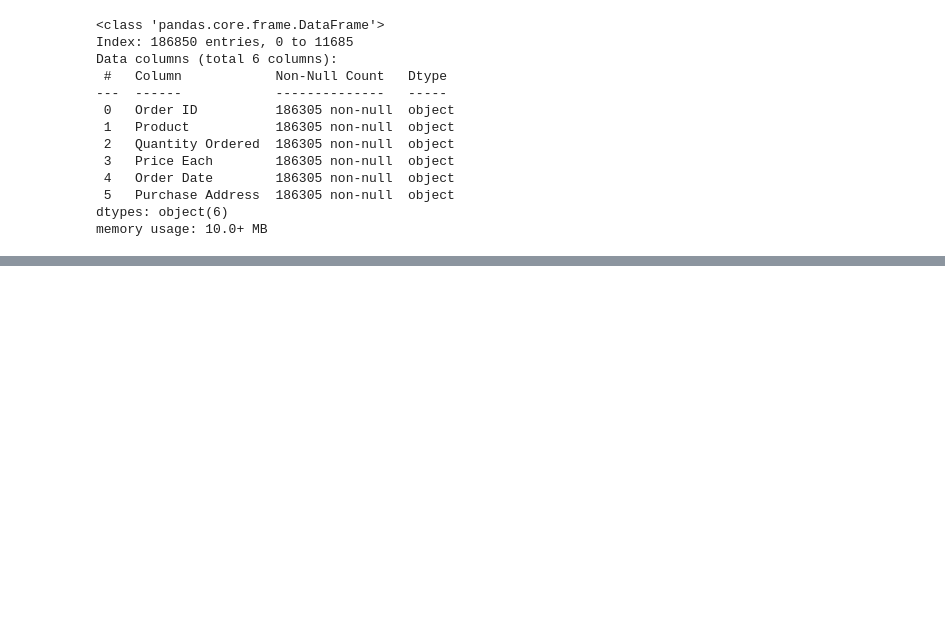
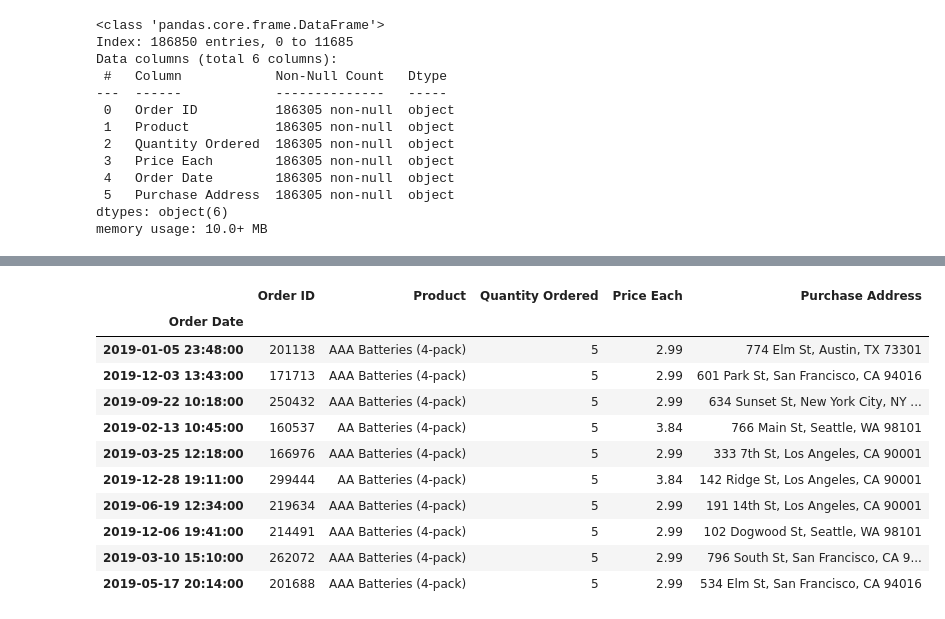
Before and after one commit to steve1-1269/sales-data-analysis, a Jupyter notebook: main.ipynb, the cells around one changed output, grey strips where cells are left out. Cells and saved outputs as stored; diff of their text form; code cells hidden in the pictures; blank space fills up the shorter version.

```diff
--- a/main.ipynb
+++ b/main.ipynb
@@ -50,0 +165,15 @@ dtype: int64
+# %%
+df[df['Quantity Ordered']==5].sample(10)
+# %% [output]
+|  | Order ID | Product | Quantity Ordered | Price Each | Purchase Address |
+| Order Date |  |  |  |  |  |
+| 2019-01-05 23:48:00 | 201138 | AAA Batteries (4-pack) | 5 | 2.99 | 774 Elm St, Austin, TX 73301 |
+| 2019-12-03 13:43:00 | 171713 | AAA Batteries (4-pack) | 5 | 2.99 | 601 Park St, San Francisco, CA 94016 |
+| 2019-09-22 10:18:00 | 250432 | AAA Batteries (4-pack) | 5 | 2.99 | 634 Sunset St, New York City, NY ... |
+| 2019-02-13 10:45:00 | 160537 | AA Batteries (4-pack) | 5 | 3.84 | 766 Main St, Seattle, WA 98101 |
+| 2019-03-25 12:18:00 | 166976 | AAA Batteries (4-pack) | 5 | 2.99 | 333 7th St, Los Angeles, CA 90001 |
+| 2019-12-28 19:11:00 | 299444 | AA Batteries (4-pack) | 5 | 3.84 | 142 Ridge St, Los Angeles, CA 90001 |
+| 2019-06-19 12:34:00 | 219634 | AAA Batteries (4-pack) | 5 | 2.99 | 191 14th St, Los Angeles, CA 90001 |
+| 2019-12-06 19:41:00 | 214491 | AAA Batteries (4-pack) | 5 | 2.99 | 102 Dogwood St, Seattle, WA 98101 |
+| 2019-03-10 15:10:00 | 262072 | AAA Batteries (4-pack) | 5 | 2.99 | 796 South St, San Francisco, CA 9... |
+| 2019-05-17 20:14:00 | 201688 | AAA Batteries (4-pack) | 5 | 2.99 | 534 Elm St, San Francisco, CA 94016 |
```
Also changed, not shown: parts of 27 cells of this notebook.
